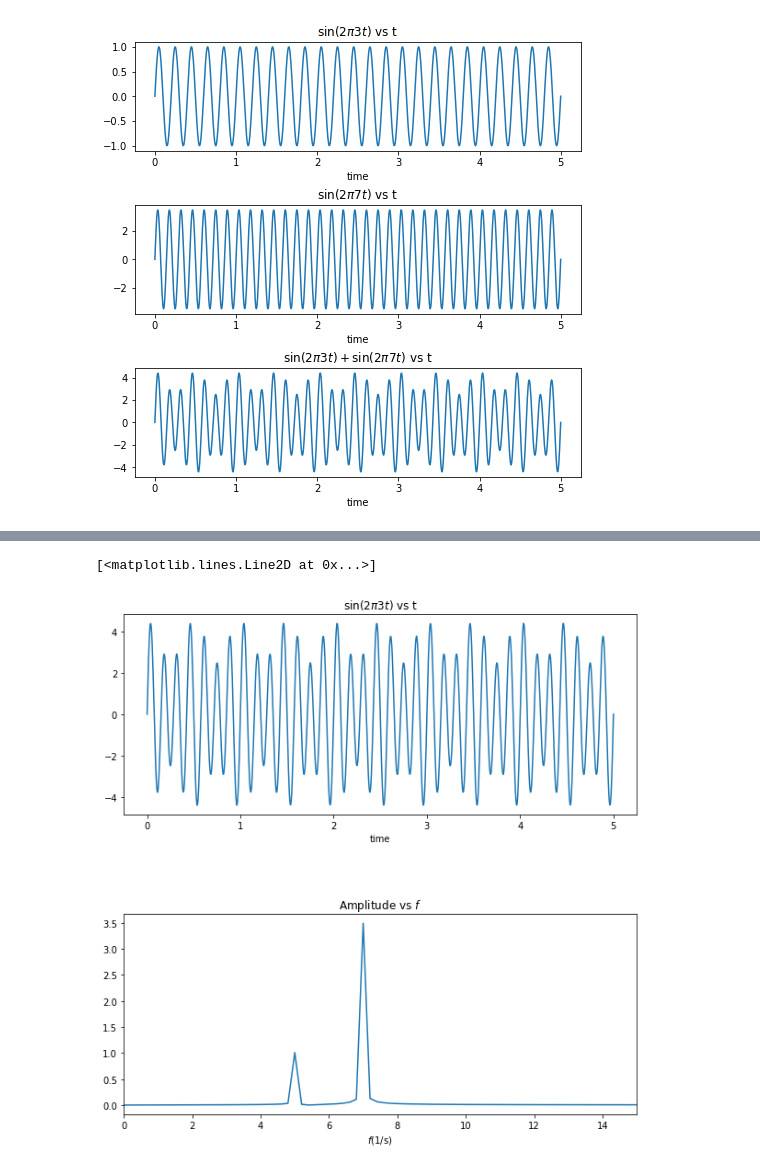
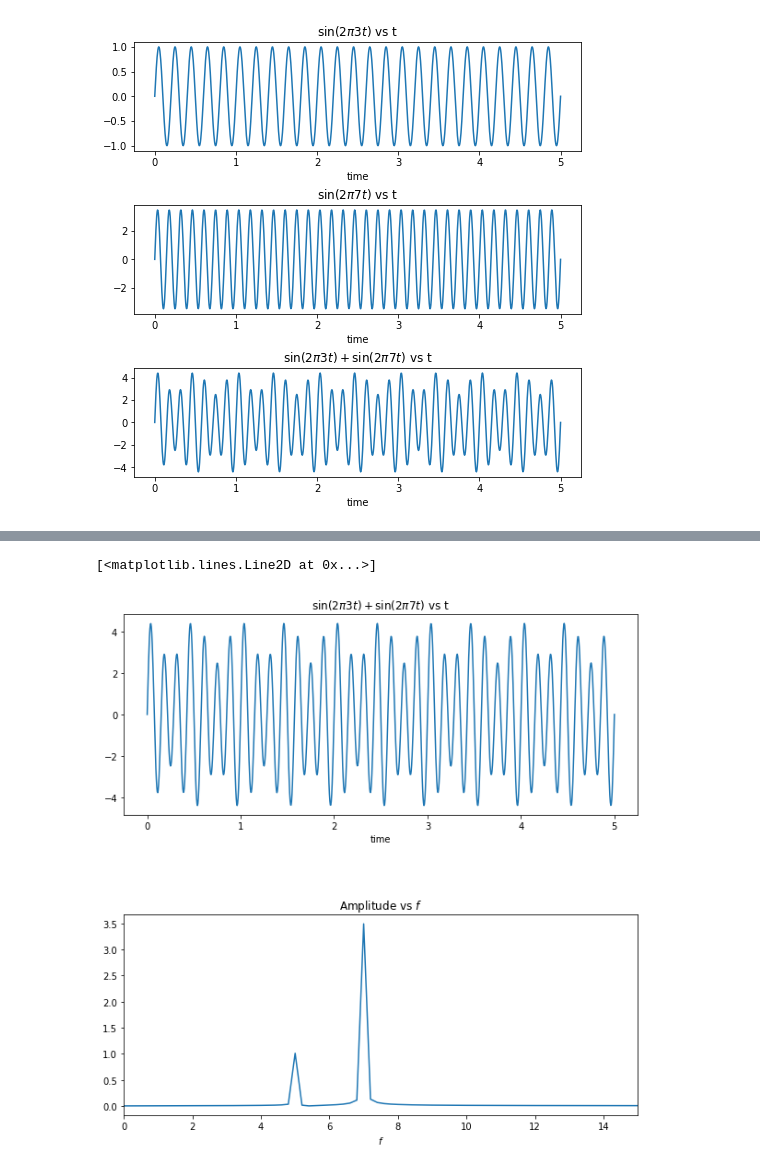
Before and after one commit to CarlosKPS/Signals-and-systems, a Jupyter notebook: Fourier/Fourier Transform.ipynb, the cells around one changed output, grey strips where cells are left out. Cells and saved outputs as stored; diff of their text form; code cells hidden in the pictures.

Commit message:
Add files via upload
Algumas alterações para melhor compreensão.

```diff
--- a/Fourier/Fourier Transform.ipynb
+++ b/Fourier/Fourier Transform.ipynb
@@ -36,24 +57,26 @@ Text(0.5, 0, 'time')
 # %%
-#%matplotlib
+# aplicamos a transformdada de fourier, np.fft.fft, e algumas roubadas matematicas para normalizar a amostra
 ft = 2.*np.abs(np.fft.fft(amostra_1+amostra_2))/amostra
-freq = np.fft.fftfreq(amostra,(t_f-t_i)/amostra)
-marcador = freq>=0
+freq = np.fft.fftfreq(amostra,(t_f-t_i)/amostra) # definimos o vetor de frequencia
+marcador = freq>=0 # vamos pegar somente as freqeuncia positivas, para isso utilizamos um marcador
 
-n_ft = ft[marcador]
-n_freq = freq[marcador]
 
+n_ft = ft[marcador] # pegamos somente valores em que a ft ( a transformada da função) é positiva
+n_freq = freq[marcador] # faz-se a mesma coisa para o vetor de frequência
+
+# basicamente o mesmo procedimento de plotar
 figure2,axis2 = plt.subplots(nrows=2,ncols=1,figsize=(10,10))
 plt.subplots_adjust(wspace=.2,hspace=.5)
 
-axis2[0].set_title('$\sin(2\pi 3t)$ vs t')
+axis2[0].set_title('$\sin(2\pi 3t)+\sin(2\pi 7t)$ vs t')
 axis2[0].plot(t,amostra_1+amostra_2)
 axis2[0].set_xlabel('time')
 
 
 axis2[1].set_title('Amplitude vs $f$')
-axis2[1].set_xlabel('$f$(1/s)')
+axis2[1].set_xlabel('$f$')
 axis2[1].set_xlim(0,15)
 axis2[1].plot(n_freq,n_ft)
 # %% [output]
 [<matplotlib.lines.Line2D at 0x...>]
-[figure, old version]
+[figure, new version]
```
Also changed, not shown: parts of 12 cells of this notebook.
